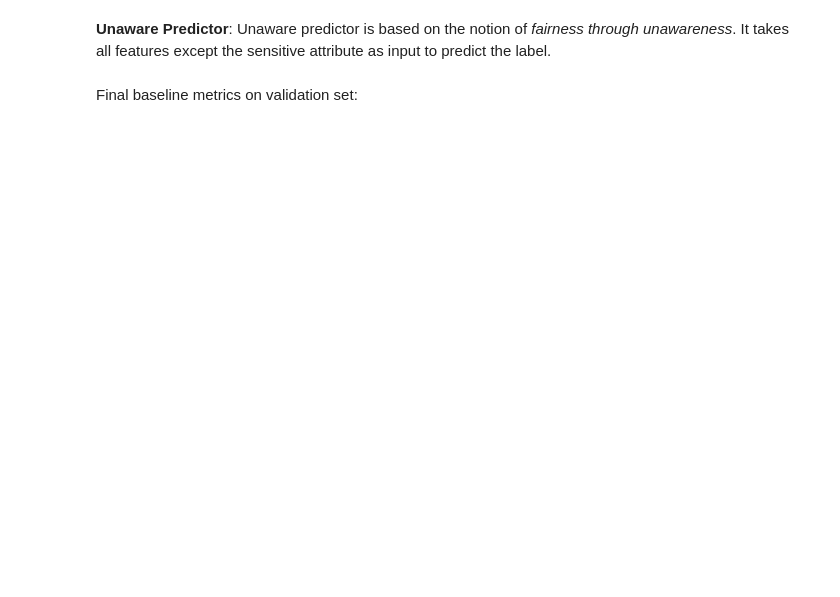
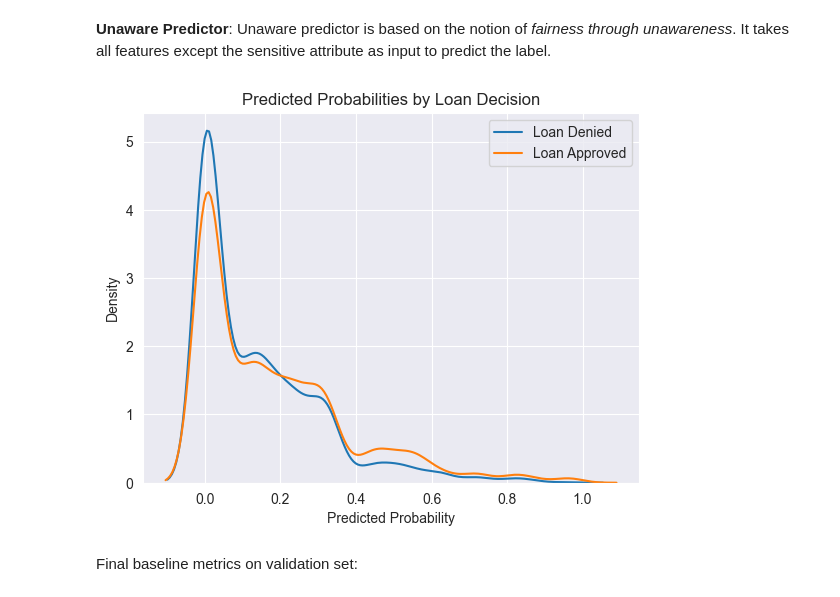
Before and after one commit to dianaggomez/FADE_extension, a Jupyter notebook: notebooks/Baselines.ipynb, the cells around one changed output. Drawn from its saved outputs; the diff is of its cells as text; code cells hidden in the pictures; blank space fills up the shorter version.

```diff
--- a/notebooks/Baselines.ipynb
+++ b/notebooks/Baselines.ipynb
@@ -118,6 +132,19 @@ model_unaware.fit(train_data[covariates], train_data[outcome])
 
 results_unaware = evaluate(model_unaware, val_data, covariates, protected, outcome)
 metrics_val.append({'model': 'Unaware', **results_unaware})
+# %%
+preds_unaware = predict(model_unaware, val_data[covariates])
+val_unaware = val_data.copy().assign(preds_unaware=preds_unaware)
+
+sns.kdeplot(val_unaware.loc[val_unaware[decision].eq(0), 'preds_unaware'], label='Loan Denied')
+sns.kdeplot(val_unaware.loc[val_unaware[decision].eq(1), 'preds_unaware'], label='Loan Approved')
+plt.xlabel('Predicted Probability')
+plt.ylabel('Density')
+plt.title('Predicted Probabilities by Loan Decision')
+plt.legend()
+plt.show()
+# %% [output]
+[figure, added]
 # %% [markdown]
 Final baseline metrics on validation set:
 # %%
```
Also changed, not shown: parts of 3 cells of this notebook.
